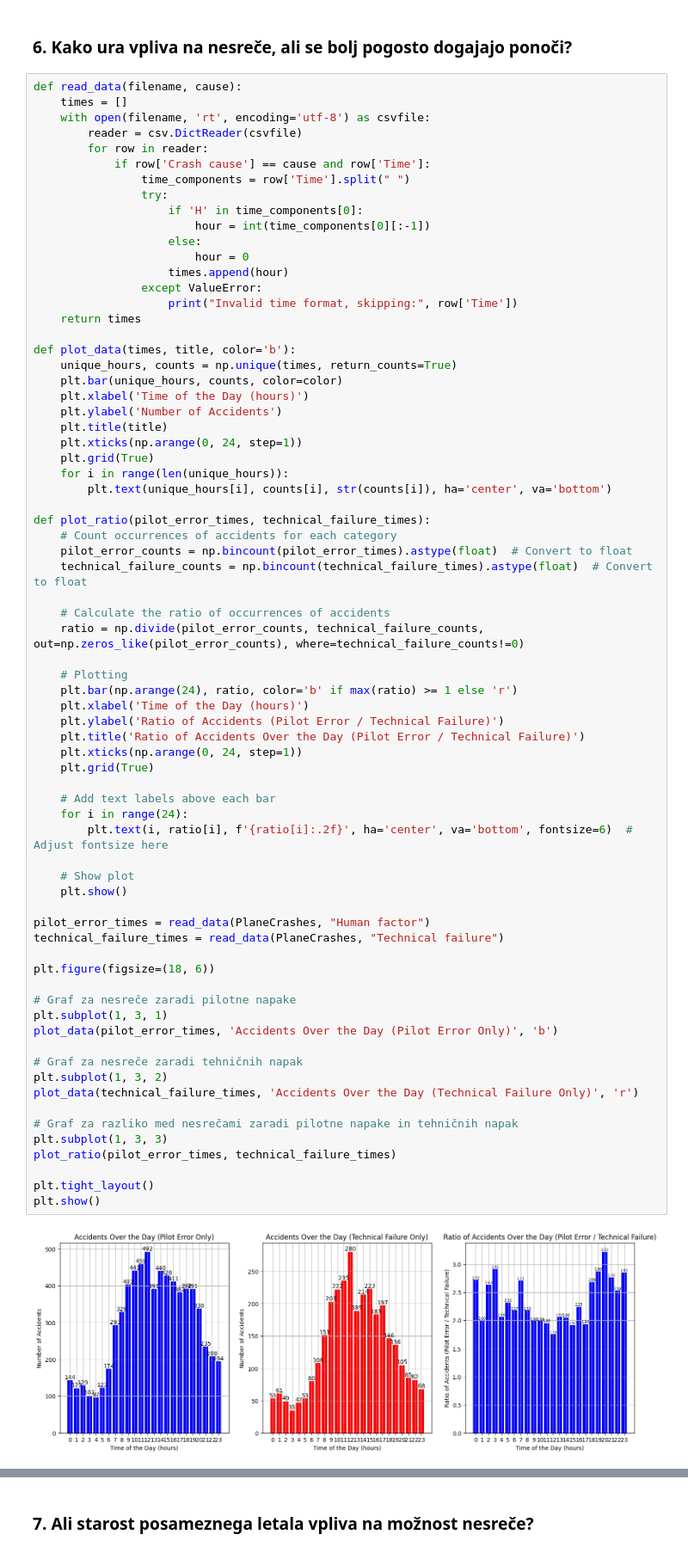
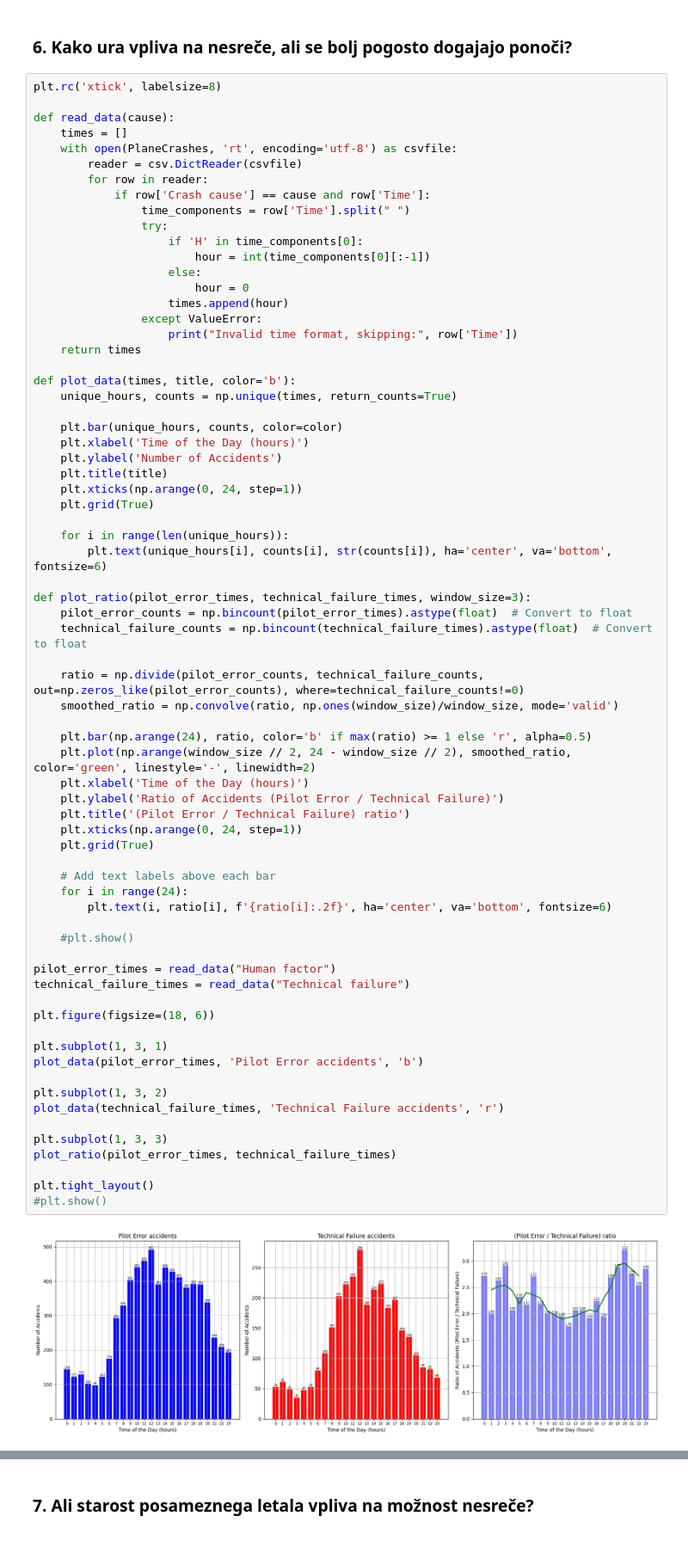
Before and after one commit to NikUlj/PR24NUJRSLSTKKM, a Jupyter notebook: PR24NUJRSLSTKKM.ipynb, the cells around one changed output, grey strips where cells are left out. Shown: that part at 86% size. Cells and saved outputs as stored; diff of their text form.

```diff
--- a/PR24NUJRSLSTKKM.ipynb
+++ b/PR24NUJRSLSTKKM.ipynb
@@ -80,9 +80,11 @@ plt.show()
 # %% [markdown]
 ### 6. Kako ura vpliva na nesreče, ali se bolj pogosto dogajajo ponoči?
 # %%
-def read_data(filename, cause):
+plt.rc('xtick', labelsize=8)
+
+def read_data(cause):
     times = []
-    with open(filename, 'rt', encoding='utf-8') as csvfile:
+    with open(PlaneCrashes, 'rt', encoding='utf-8') as csvfile:
         reader = csv.DictReader(csvfile)
         for row in reader:
             if row['Crash cause'] == cause and row['Time']:
@@ -99,56 +101,53 @@ def read_data(filename, cause):
 
 def plot_data(times, title, color='b'):
     unique_hours, counts = np.unique(times, return_counts=True)
+
     plt.bar(unique_hours, counts, color=color)
     plt.xlabel('Time of the Day (hours)')
     plt.ylabel('Number of Accidents')
     plt.title(title)
     plt.xticks(np.arange(0, 24, step=1))
     plt.grid(True)
+
     for i in range(len(unique_hours)):
-        plt.text(unique_hours[i], counts[i], str(counts[i]), ha='center', va='bottom')
+        plt.text(unique_hours[i], counts[i], str(counts[i]), ha='center', va='bottom', fontsize=6)
 
-def plot_ratio(pilot_error_times, technical_failure_times):
-    # Count occurrences of accidents for each category
+def plot_ratio(pilot_error_times, technical_failure_times, window_size=3):
     pilot_error_counts = np.bincount(pilot_error_times).astype(float)  # Convert to float
     technical_failure_counts = np.bincount(technical_failure_times).astype(float)  # Convert to float
 
-    # Calculate the ratio of occurrences of accidents
     ratio = np.divide(pilot_error_counts, technical_failure_counts, out=np.zeros_like(pilot_error_counts), where=technical_failure_counts!=0)
+    smoothed_ratio = np.convolve(ratio, np.ones(window_size)/window_size, mode='valid')
 
-    # Plotting
-    plt.bar(np.arange(24), ratio, color='b' if max(ratio) >= 1 else 'r')
+    plt.bar(np.arange(24), ratio, color='b' if max(ratio) >= 1 else 'r', alpha=0.5)
+    plt.plot(np.arange(window_size // 2, 24 - window_size // 2), smoothed_ratio, color='green', linestyle='-', linewidth=2)
     plt.xlabel('Time of the Day (hours)')
     plt.ylabel('Ratio of Accidents (Pilot Error / Technical Failure)')
-    plt.title('Ratio of Accidents Over the Day (Pilot Error / Technical Failure)')
+    plt.title('(Pilot Error / Technical Failure) ratio')
     plt.xticks(np.arange(0, 24, step=1))
     plt.grid(True)
 
     # Add text labels above each bar
     for i in range(24):
-        plt.text(i, ratio[i], f'{ratio[i]:.2f}', ha='center', va='bottom', fontsize=6)  # Adjust fontsize here
+        plt.text(i, ratio[i], f'{ratio[i]:.2f}', ha='center', va='bottom', fontsize=6)
 
-    # Show plot
-    plt.show()
+    #plt.show()
 
-pilot_error_times = read_data(PlaneCrashes, "Human factor")
-technical_failure_times = read_data(PlaneCrashes, "Technical failure")
+pilot_error_times = read_data("Human factor")
+technical_failure_times = read_data("Technical failure")
 
 plt.figure(figsize=(18, 6))
 
-# Graf za nesreče zaradi pilotne napake
 plt.subplot(1, 3, 1)
-plot_data(pilot_error_times, 'Accidents Over the Day (Pilot Error Only)', 'b')
+plot_data(pilot_error_times, 'Pilot Error accidents', 'b')
 
-# Graf za nesreče zaradi tehničnih napak
 plt.subplot(1, 3, 2)
-plot_data(technical_failure_times, 'Accidents Over the Day (Technical Failure Only)', 'r')
+plot_data(technical_failure_times, 'Technical Failure accidents', 'r')
 
-# Graf za razliko med nesrečami zaradi pilotne napake in tehničnih napak
 plt.subplot(1, 3, 3)
 plot_ratio(pilot_error_times, technical_failure_times)
 
 plt.tight_layout()
-plt.show()
+#plt.show()
 # %% [output]
-[figure, old version]
+[figure, new version]
```
Also changed, not shown: parts of 2 cells of this notebook, 2 other files.
